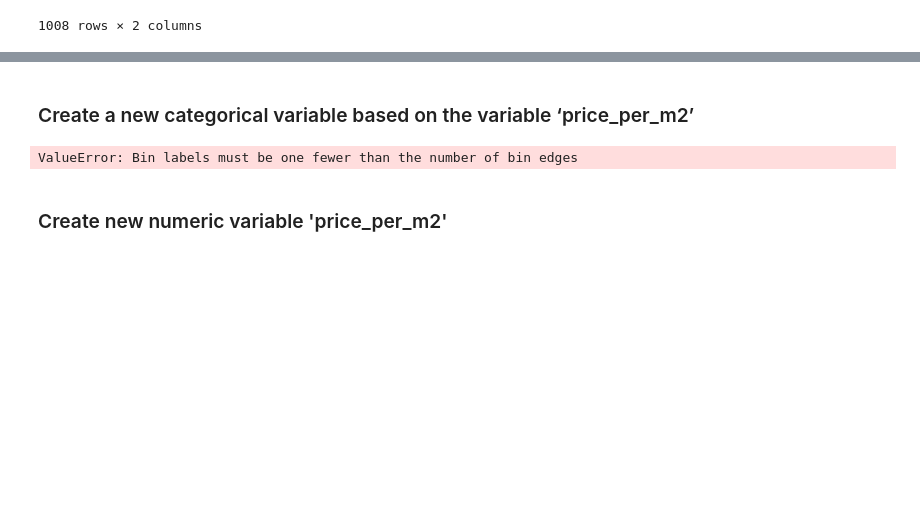
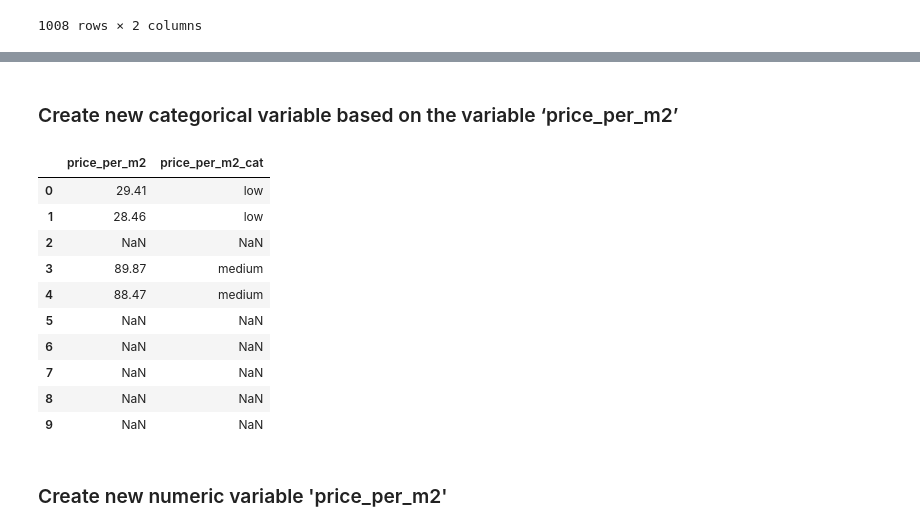
Before and after one commit to ninawueest/data_analytics, a Jupyter notebook: Week_03/apartments_data_preparation_zuerich.ipynb, the cells around one changed output, grey strips where cells are left out. Cells and saved outputs as stored; diff of their text form; code cells hidden in the pictures; blank space fills up the shorter version.

```diff
--- a/Week_03/apartments_data_preparation_zuerich.ipynb
+++ b/Week_03/apartments_data_preparation_zuerich.ipynb
@@ -294,0 +297,6 @@ df[['area', 'area_cat']]
+# %%
+# Create the new variable
+df['price_per_m2'] = round(df['price'] / df ['area'], 2)
+
+# Render values
+df[['description_raw', 'rooms', 'area', 'price', 'luxurious', 'price_per_m2']]
@@ -295,18 +317,28 @@ df[['area', 'area_cat']]
 # %% [markdown]
-### Create a new categorical variable based on the variable ‘price_per_m2’
+### Create new categorical variable based on the variable ‘price_per_m2’
 # %%
 # The variable should contain three levels ‘low’, ‘medium’, ‘high’.
 
 # Define classes (labels)
 labels = ['low', 'medium', 'high']
 
 # Use the .cut method from pandas to divide the numeric values in classes
-df["price_per_m2_cat"] = pd.cut(df['price_per_m2'], bins=[100, 1500, 3000], labels=labels)
+df["price_per_m2_cat"] = pd.cut(df['price_per_m2'], bins=[0, 50, 100, 1000], labels=labels)
 
 # Show original data and classes
-df[['price per m2', 'price_per_m2_cat']]
+df[['price_per_m2', 'price_per_m2_cat']].head(10)
 # %% [output]
-ValueError: Bin labels must be one fewer than the number of bin edges
+|  | price_per_m2 | price_per_m2_cat |
+| 0 | 29.41 | low |
+| 1 | 28.46 | low |
+| 2 | NaN | NaN |
+| 3 | 89.87 | medium |
+| 4 | 88.47 | medium |
+| 5 | NaN | NaN |
+| 6 | NaN | NaN |
+| 7 | NaN | NaN |
+| 8 | NaN | NaN |
+| 9 | NaN | NaN |
 # %% [markdown]
 ### Create new numeric variable 'price_per_m2'
 # %%
```
Also changed, not shown: parts of 2 cells of this notebook, 1 other file.
